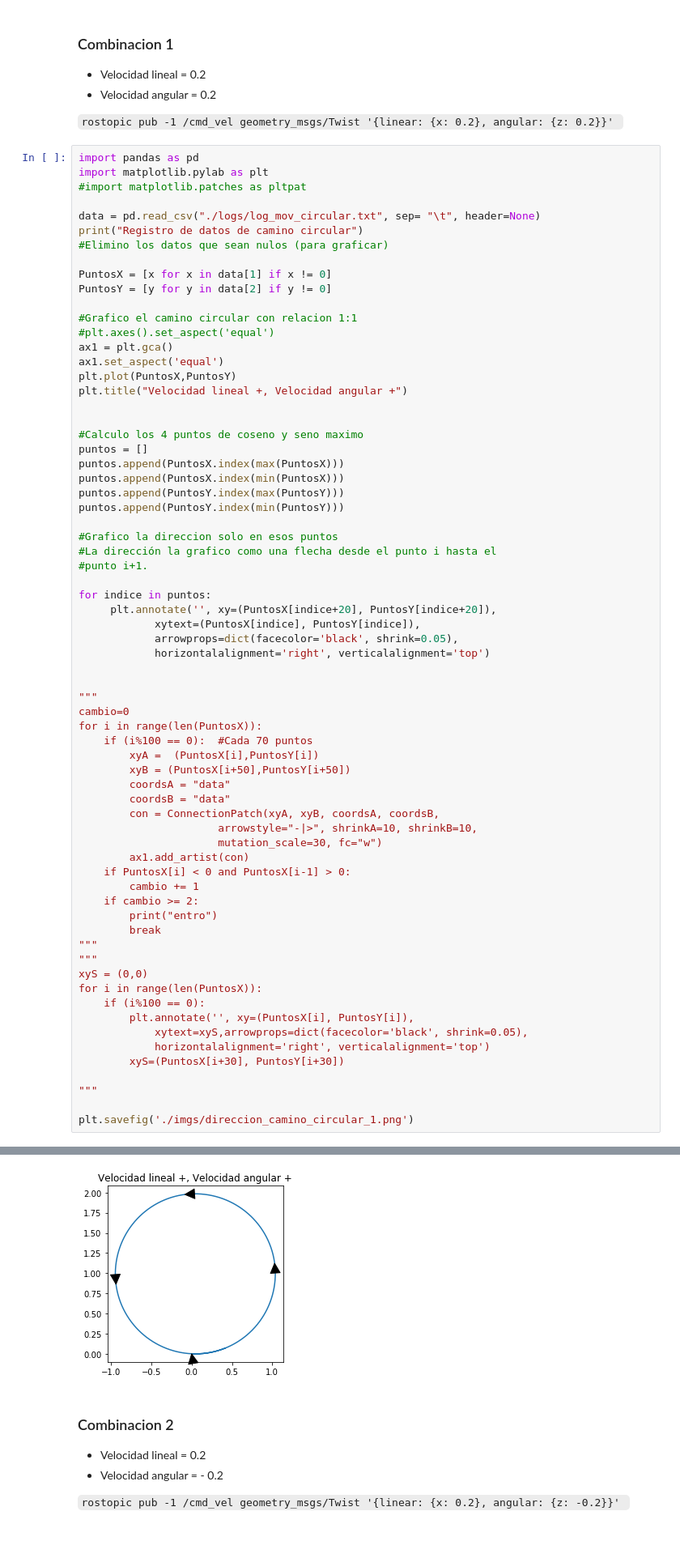
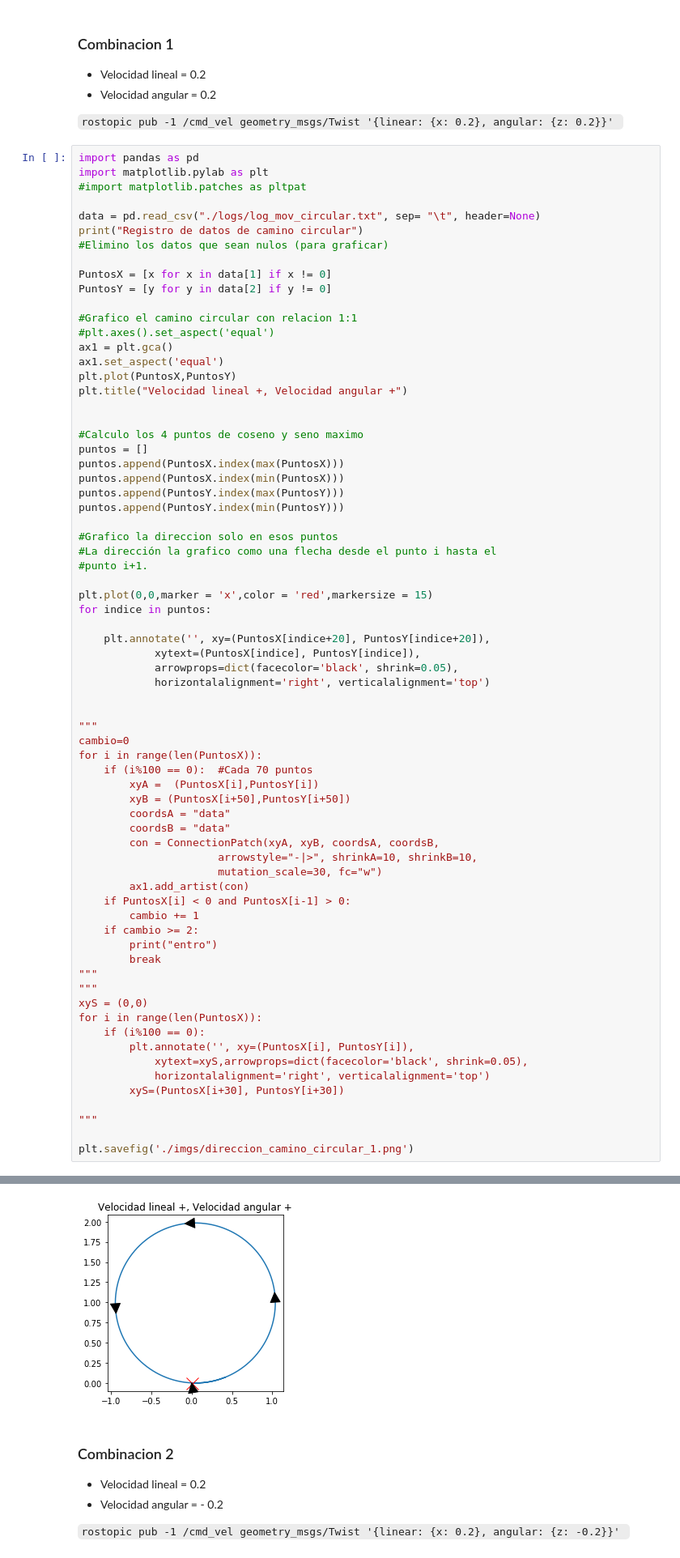
Before and after one commit to matias-dogliani/robotic_repo, a Jupyter notebook: Tp1/Tp1.ipynb, the cells around one changed output, grey strips where cells are left out. Shown: that part at 81% size. Saved outputs shown, nothing was run; the diff lists cells and outputs as text.

Commit message:
Agrego marcador al punto de inicio

```diff
--- a/Tp1/Tp1.ipynb
+++ b/Tp1/Tp1.ipynb
@@ -408,8 +408,10 @@ puntos.append(PuntosY.index(min(PuntosY)))
 #La dirección la grafico como una flecha desde el punto i hasta el
 #punto i+1.
 
+plt.plot(0,0,marker = 'x',color = 'red',markersize = 15)
 for indice in puntos:
-     plt.annotate('', xy=(PuntosX[indice+20], PuntosY[indice+20]),
+
+    plt.annotate('', xy=(PuntosX[indice+20], PuntosY[indice+20]),
             xytext=(PuntosX[indice], PuntosY[indice]),
             arrowprops=dict(facecolor='black', shrink=0.05),
             horizontalalignment='right', verticalalignment='top')
@@ -420,34 +422,34 @@ cambio=0
 for i in range(len(PuntosX)):
     if (i%100 == 0):  #Cada 70 puntos
         xyA =  (PuntosX[i],PuntosY[i])
         xyB = (PuntosX[i+50],PuntosY[i+50])
         coordsA = "data"
         coordsB = "data"
         con = ConnectionPatch(xyA, xyB, coordsA, coordsB,
                       arrowstyle="-|>", shrinkA=10, shrinkB=10,
                       mutation_scale=30, fc="w")
         ax1.add_artist(con)
     if PuntosX[i] < 0 and PuntosX[i-1] > 0:
         cambio += 1
     if cambio >= 2:
         print("entro")
         break
 """
 """
 xyS = (0,0)
 for i in range(len(PuntosX)):
     if (i%100 == 0):
         plt.annotate('', xy=(PuntosX[i], PuntosY[i]),
             xytext=xyS,arrowprops=dict(facecolor='black', shrink=0.05),
             horizontalalignment='right', verticalalignment='top')
         xyS=(PuntosX[i+30], PuntosY[i+30])
 
 """
 
 plt.savefig('./imgs/direccion_camino_circular_1.png')
 # %% [output]
 Registro de datos de camino circular
-[figure, old version]
+[figure, new version]
 # %% [markdown]
 ### Combinacion 2
 
```
Also changed, not shown: parts of 4 cells of this notebook, 4 other files.
